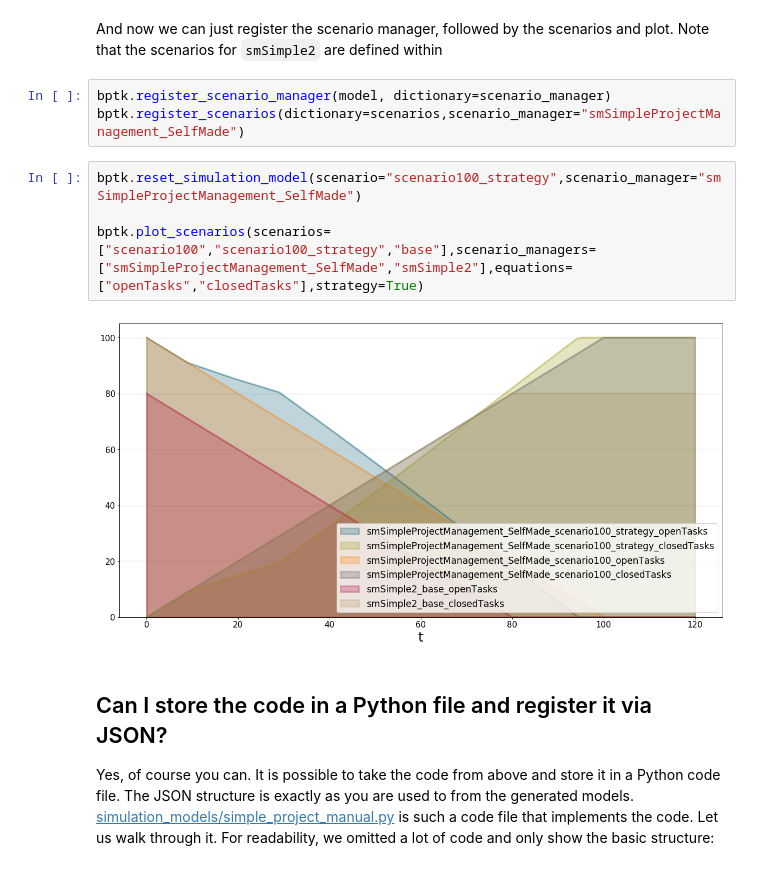
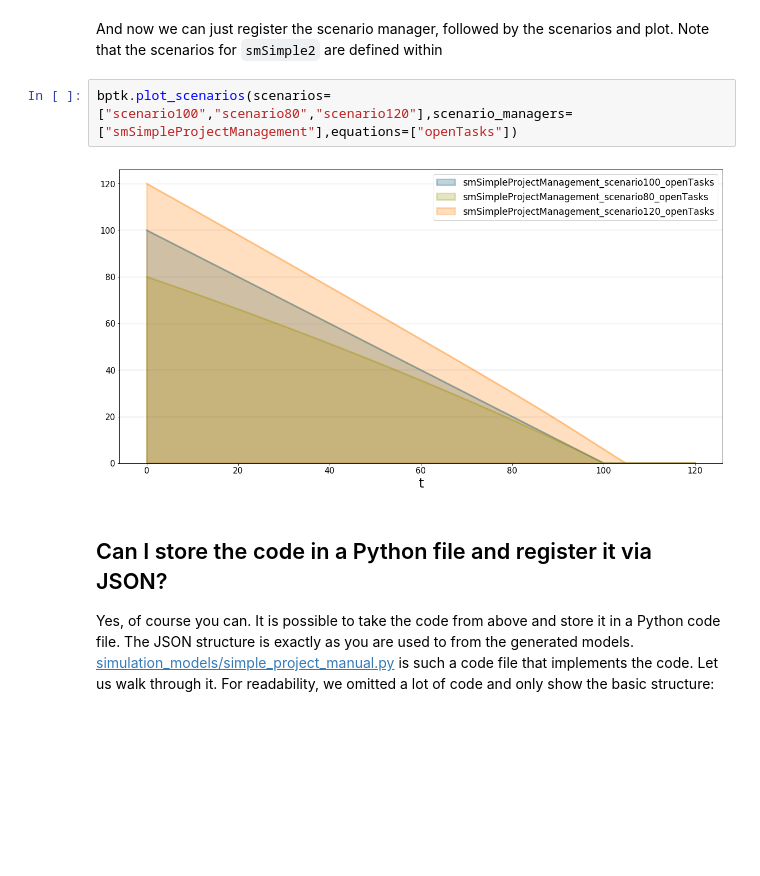
Before and after one commit to transentis/bptk_py_tutorial, a Jupyter notebook: bptk_py_sd_intro.ipynb, the cells around one changed output. Cells and saved outputs as stored; diff of their text form; blank space fills up the shorter version.

```diff
--- a/bptk_py_sd_intro.ipynb
+++ b/bptk_py_sd_intro.ipynb
@@ -213,14 +198,9 @@ scenario_manager = {
 # %% [markdown]
 And now we can just register the scenario manager, followed by the scenarios and plot. Note that the scenarios for ``smSimple2`` are defined within
-# %%
-bptk.register_scenario_manager(model, dictionary=scenario_manager)
-bptk.register_scenarios(dictionary=scenarios,scenario_manager="smSimpleProjectManagement_SelfMade")
 # %%
-bptk.reset_simulation_model(scenario="scenario100_strategy",scenario_manager="smSimpleProjectManagement_SelfMade")
-
-bptk.plot_scenarios(scenarios=["scenario100","scenario100_strategy","base"],scenario_managers=["smSimpleProjectManagement_SelfMade","smSimple2"],equations=["openTasks","closedTasks"],strategy=True)
+bptk.plot_scenarios(scenarios=["scenario100","scenario80","scenario120"],scenario_managers=["smSimpleProjectManagement"],equations=["openTasks"])
 # %% [output]
-[figure, old version]
+[figure, new version]
 # %% [markdown]
 ## Can I store the code in a Python file and register it via JSON?
 Yes, of course you can. It is possible to take the code from above and store it in a Python code file. The JSON structure is exactly as you are used to from the generated models. [simulation_models/simple_project_manual.py](simulation_models/simple_project_manual.py) is such a code file that implements the code.
```
Also changed, not shown: parts of 38 cells of this notebook.
